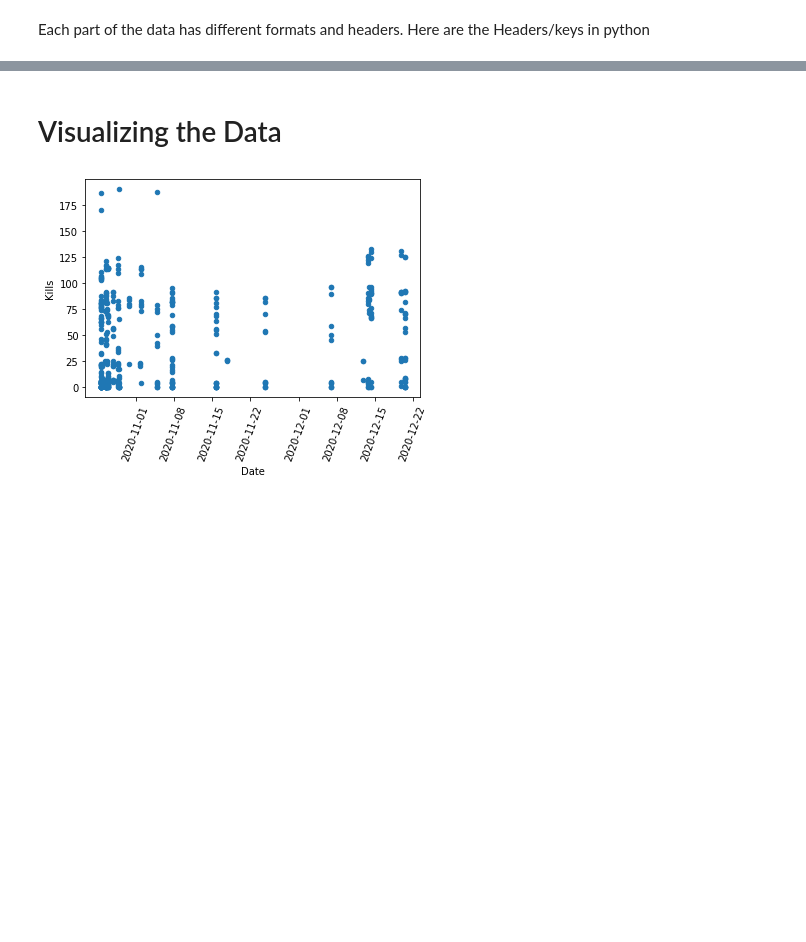
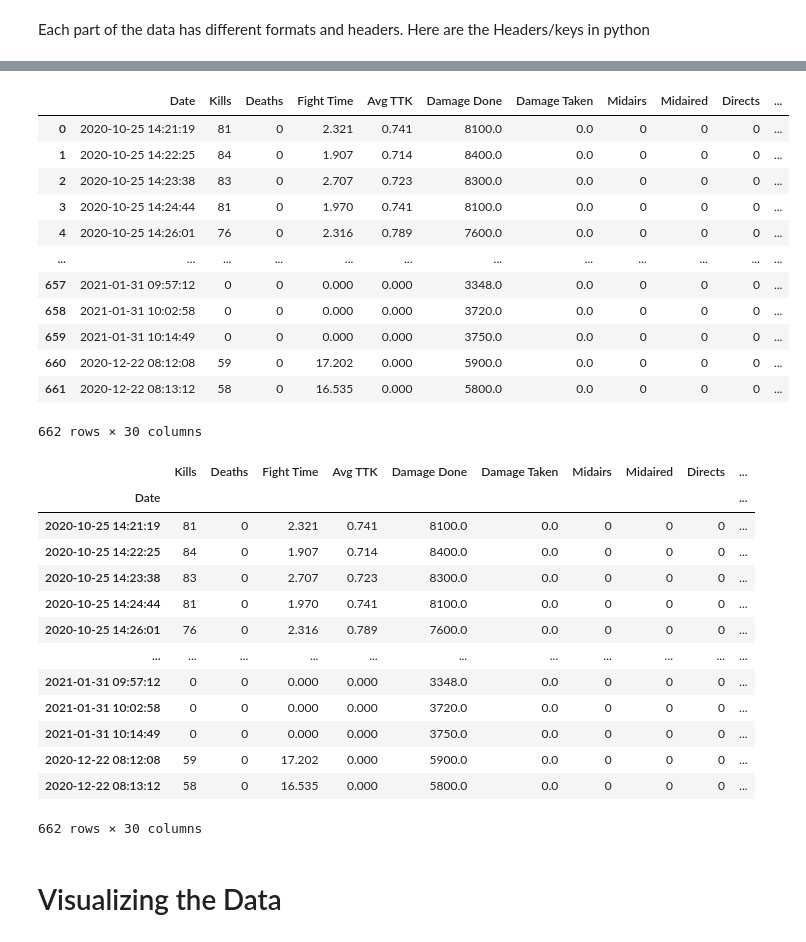
Before and after one commit to JPrier/josh-blog, a Jupyter notebook: _notebooks/KovaaksData.ipynb, the cells around one changed output, grey strips where cells are left out. Cells and saved outputs as stored; diff of their text form; code cells hidden in the pictures; blank space fills up the shorter version.

```diff
--- a/_notebooks/KovaaksData.ipynb
+++ b/_notebooks/KovaaksData.ipynb
@@ -188,9 +159,40 @@ HTTP Error 404: Not Found
+# %%
+#hide
+with pd.option_context('display.max_rows', 10, 'display.max_columns', None):
+    display(df_info)
+
+df_info["dates"] = df_info["Date"]
+df_info.set_index('Date', inplace=True)
+
+with pd.option_context('display.max_rows', 10, 'display.max_columns', None):
+    display(df_info)
+# %% [output]
+|  | Date | Kills | Deaths | Fight Time | Avg TTK | Damage Done | Damage Taken | Midairs | Midaired | Directs | ... |
+| 0 | 2020-10-25 14:21:19 | 81 | 0 | 2.321 | 0.741 | 8100.0 | 0.0 | 0 | 0 | 0 | ... |
+| 1 | 2020-10-25 14:22:25 | 84 | 0 | 1.907 | 0.714 | 8400.0 | 0.0 | 0 | 0 | 0 | ... |
+| 2 | 2020-10-25 14:23:38 | 83 | 0 | 2.707 | 0.723 | 8300.0 | 0.0 | 0 | 0 | 0 | ... |
+| 3 | 2020-10-25 14:24:44 | 81 | 0 | 1.970 | 0.741 | 8100.0 | 0.0 | 0 | 0 | 0 | ... |
+| 4 | 2020-10-25 14:26:01 | 76 | 0 | 2.316 | 0.789 | 7600.0 | 0.0 | 0 | 0 | 0 | ... |
+| ... | ... | ... | ... | ... | ... | ... | ... | ... | ... | ... | ... |
+| 657 | 2021-01-31 09:57:12 | 0 | 0 | 0.000 | 0.000 | 3348.0 | 0.0 | 0 | 0 | 0 | ... |
+| 658 | 2021-01-31 10:02:58 | 0 | 0 | 0.000 | 0.000 | 3720.0 | 0.0 | 0 | 0 | 0 | ... |
+| 659 | 2021-01-31 10:14:49 | 0 | 0 | 0.000 | 0.000 | 3750.0 | 0.0 | 0 | 0 | 0 | ... |
+| 660 | 2020-12-22 08:12:08 | 59 | 0 | 17.202 | 0.000 | 5900.0 | 0.0 | 0 | 0 | 0 | ... |
+| 661 | 2020-12-22 08:13:12 | 58 | 0 | 16.535 | 0.000 | 5800.0 | 0.0 | 0 | 0 | 0 | ... |
+662 rows × 30 columns
+|  | Kills | Deaths | Fight Time | Avg TTK | Damage Done | Damage Taken | Midairs | Midaired | Directs | ... |
+| Date |  |  |  |  |  |  |  |  |  | ... |
+| 2020-10-25 14:21:19 | 81 | 0 | 2.321 | 0.741 | 8100.0 | 0.0 | 0 | 0 | 0 | ... |
+| 2020-10-25 14:22:25 | 84 | 0 | 1.907 | 0.714 | 8400.0 | 0.0 | 0 | 0 | 0 | ... |
+| 2020-10-25 14:23:38 | 83 | 0 | 2.707 | 0.723 | 8300.0 | 0.0 | 0 | 0 | 0 | ... |
+| 2020-10-25 14:24:44 | 81 | 0 | 1.970 | 0.741 | 8100.0 | 0.0 | 0 | 0 | 0 | ... |
+| 2020-10-25 14:26:01 | 76 | 0 | 2.316 | 0.789 | 7600.0 | 0.0 | 0 | 0 | 0 | ... |
+| ... | ... | ... | ... | ... | ... | ... | ... | ... | ... | ... |
+| 2021-01-31 09:57:12 | 0 | 0 | 0.000 | 0.000 | 3348.0 | 0.0 | 0 | 0 | 0 | ... |
+| 2021-01-31 10:02:58 | 0 | 0 | 0.000 | 0.000 | 3720.0 | 0.0 | 0 | 0 | 0 | ... |
+| 2021-01-31 10:14:49 | 0 | 0 | 0.000 | 0.000 | 3750.0 | 0.0 | 0 | 0 | 0 | ... |
+| 2020-12-22 08:12:08 | 59 | 0 | 17.202 | 0.000 | 5900.0 | 0.0 | 0 | 0 | 0 | ... |
+| 2020-12-22 08:13:12 | 58 | 0 | 16.535 | 0.000 | 5800.0 | 0.0 | 0 | 0 | 0 | ... |
+662 rows × 30 columns
 # %% [markdown]
 # Visualizing the Data
-# %%
-# df_info.loc[df_info['Scenario'] == 'Tile Frenzy'].plot(x="Date", y="Kills", kind='scatter')
-df_info.plot(x="Date", y="Kills", kind='scatter', by='Scenario')
-plt.xticks(rotation=70)
-plt.show()
-# %% [output]
-[figure, removed]
```
Also changed, not shown: parts of 7 cells of this notebook.
